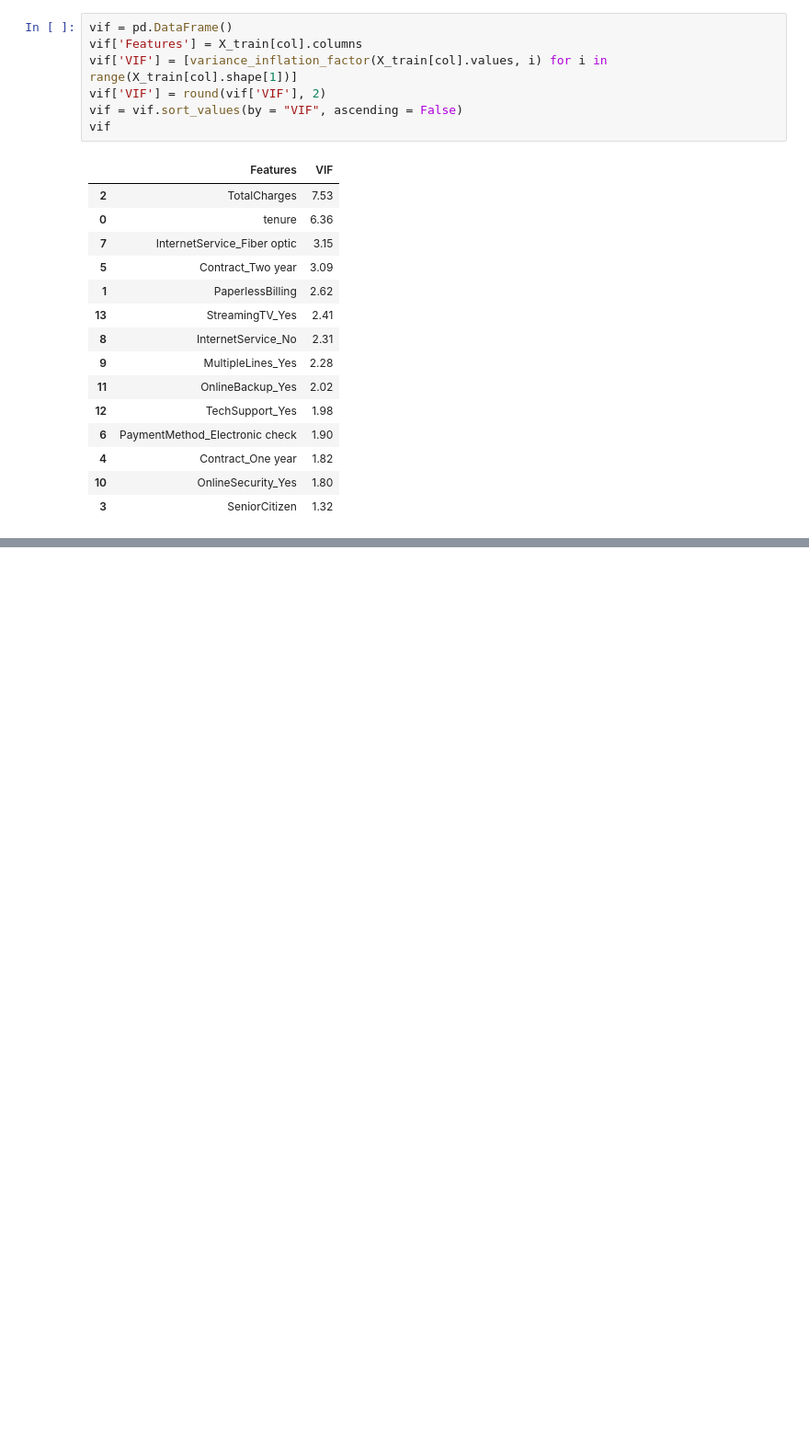
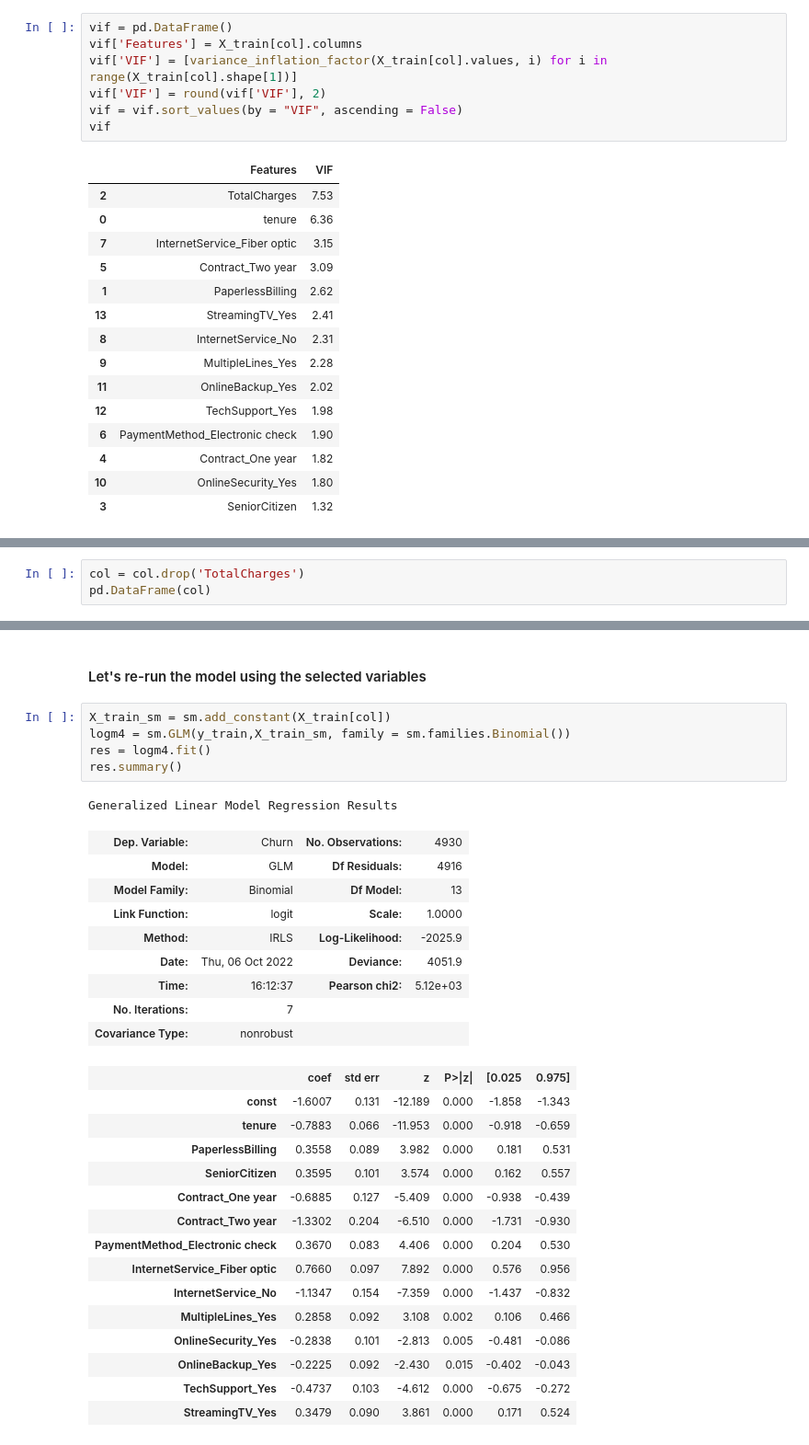
Before and after one commit to vivekkum-ar/Telecom-Churn-Logistic-Regression, a Jupyter notebook: Telecom-Churn-Logistic-Model.ipynb, the cells around one changed output, grey strips where cells are left out. Shown at 92% size. Drawn from its saved outputs; the diff is of its cells as text; blank space fills up the shorter version.

Commit message:
Model 3:Removing TotalCharges

```diff
--- a/Telecom-Churn-Logistic-Model.ipynb
+++ b/Telecom-Churn-Logistic-Model.ipynb
@@ -773,0 +779,3 @@ vif
+# %%
+col = col.drop('TotalCharges')
+pd.DataFrame(col)
@@ -773,0 +797,33 @@ vif
+# %% [markdown]
+#### Let's re-run the model using the selected variables
+# %%
+X_train_sm = sm.add_constant(X_train[col])
+logm4 = sm.GLM(y_train,X_train_sm, family = sm.families.Binomial())
+res = logm4.fit()
+res.summary()
+# %% [output]
+Generalized Linear Model Regression Results
+| Dep. Variable: | Churn | No. Observations: | 4930 |
+| Model: | GLM | Df Residuals: | 4916 |
+| Model Family: | Binomial | Df Model: | 13 |
+| Link Function: | logit | Scale: | 1.0000 |
+| Method: | IRLS | Log-Likelihood: | -2025.9 |
+| Date: | Thu, 06 Oct 2022 | Deviance: | 4051.9 |
+| Time: | 16:12:37 | Pearson chi2: | 5.12e+03 |
+| No. Iterations: | 7 |  |  |
+| Covariance Type: | nonrobust |  |  |
+|  | coef | std err | z | P>|z| | [0.025 | 0.975] |
+| const | -1.6007 | 0.131 | -12.189 | 0.000 | -1.858 | -1.343 |
+| tenure | -0.7883 | 0.066 | -11.953 | 0.000 | -0.918 | -0.659 |
+| PaperlessBilling | 0.3558 | 0.089 | 3.982 | 0.000 | 0.181 | 0.531 |
+| SeniorCitizen | 0.3595 | 0.101 | 3.574 | 0.000 | 0.162 | 0.557 |
+| Contract_One year | -0.6885 | 0.127 | -5.409 | 0.000 | -0.938 | -0.439 |
+| Contract_Two year | -1.3302 | 0.204 | -6.510 | 0.000 | -1.731 | -0.930 |
+| PaymentMethod_Electronic check | 0.3670 | 0.083 | 4.406 | 0.000 | 0.204 | 0.530 |
+| InternetService_Fiber optic | 0.7660 | 0.097 | 7.892 | 0.000 | 0.576 | 0.956 |
+| InternetService_No | -1.1347 | 0.154 | -7.359 | 0.000 | -1.437 | -0.832 |
+| MultipleLines_Yes | 0.2858 | 0.092 | 3.108 | 0.002 | 0.106 | 0.466 |
+| OnlineSecurity_Yes | -0.2838 | 0.101 | -2.813 | 0.005 | -0.481 | -0.086 |
+| OnlineBackup_Yes | -0.2225 | 0.092 | -2.430 | 0.015 | -0.402 | -0.043 |
+| TechSupport_Yes | -0.4737 | 0.103 | -4.612 | 0.000 | -0.675 | -0.272 |
+| StreamingTV_Yes | 0.3479 | 0.090 | 3.861 | 0.000 | 0.171 | 0.524 |
```
Also changed, not shown: parts of 3 cells of this notebook.
